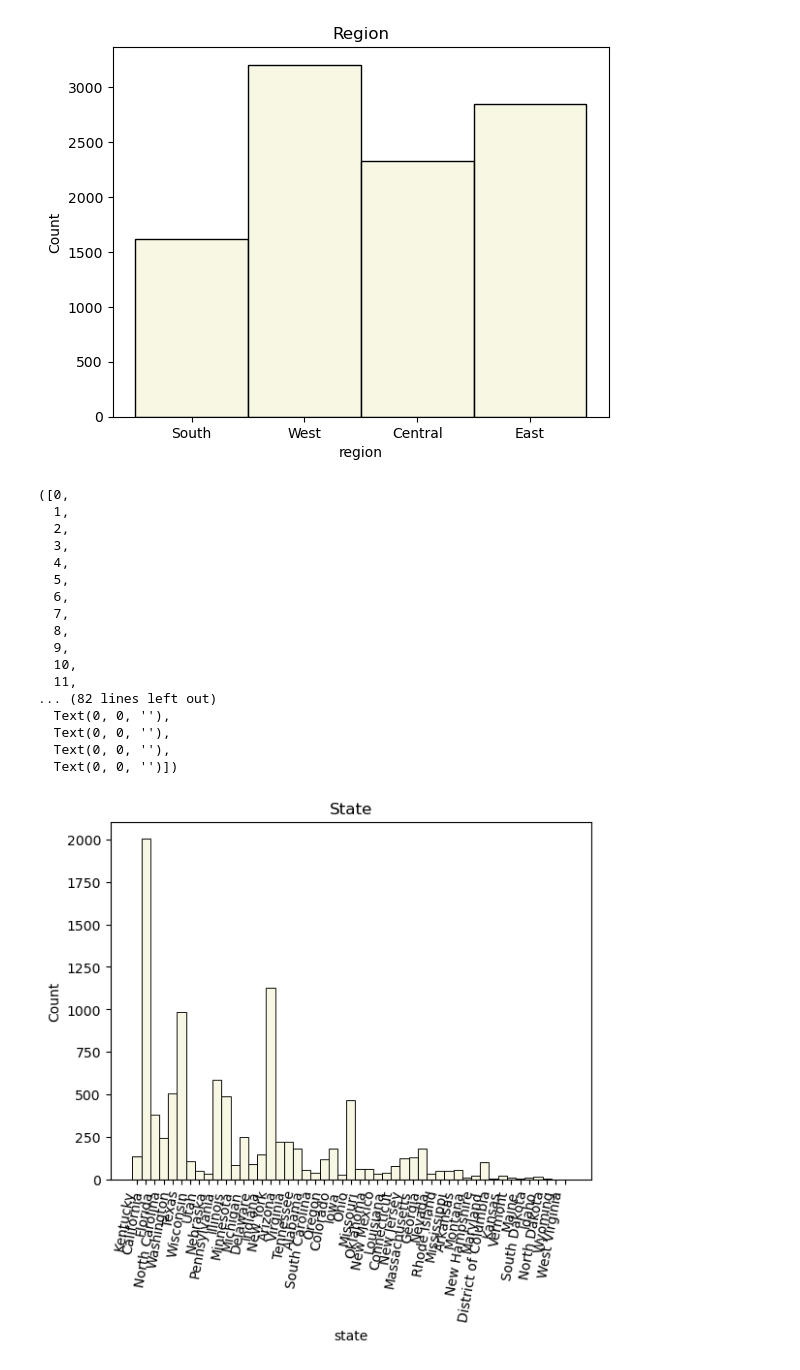
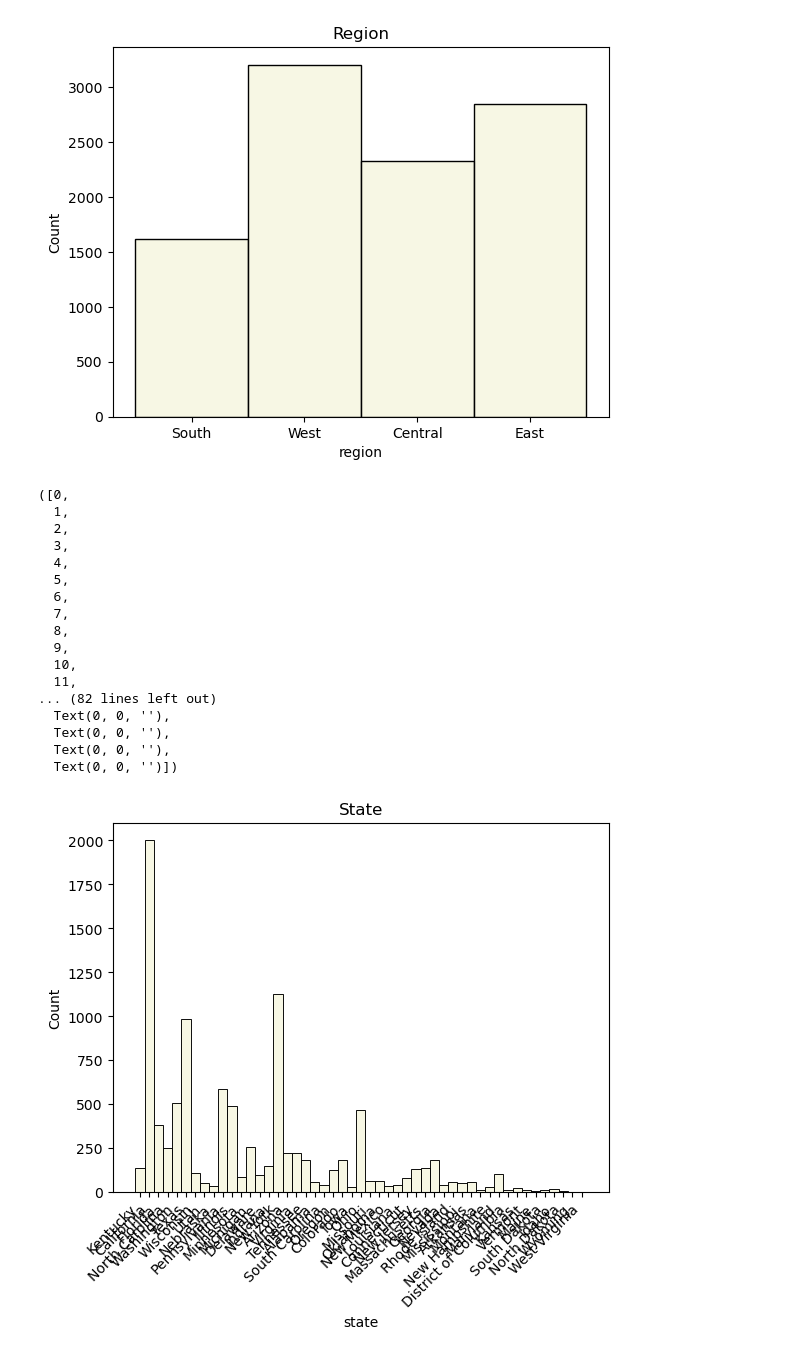
Before and after one commit to NiaLucia/e-commerce, a Jupyter notebook: e-commerce.ipynb, the cells around one changed output. Saved outputs shown, nothing was run; the diff lists cells and outputs as text; code cells hidden in the pictures.

```diff
--- a/e-commerce.ipynb
+++ b/e-commerce.ipynb
@@ -303,27 +303,26 @@ Text(0.5, 1.0, 'Region')
 # %%
 chart = sns.histplot(data=df, x= "state", color= 'beige').set_title('State')
 #chart.set_xticklabels(chart.get_xticklabels(), rotation=45, horizontalalignment='right')
 #chart.set_xticklabels(chart.get_xticklabels(), rotation=45)
-plt.xticks(rotation=8
-,0, horizontalalignment='right')
+plt.xticks(rotation=45, horizontalalignment='right')
 # %% [output]
 ([0,
   1,
   2,
   3,
   4,
   5,
   6,
   7,
   8,
   9,
   10,
   11,
 ... (82 lines left out)
   Text(0, 0, ''),
   Text(0, 0, ''),
   Text(0, 0, ''),
   Text(0, 0, '')])
-[figure, old version]
+[figure, new version]
 # %%
 sns.lineplot(x = "month", y = "count", data= day).set_title('Monthly Count')
```
Also changed, not shown: parts of 1 cell of this notebook, 1 other file.
